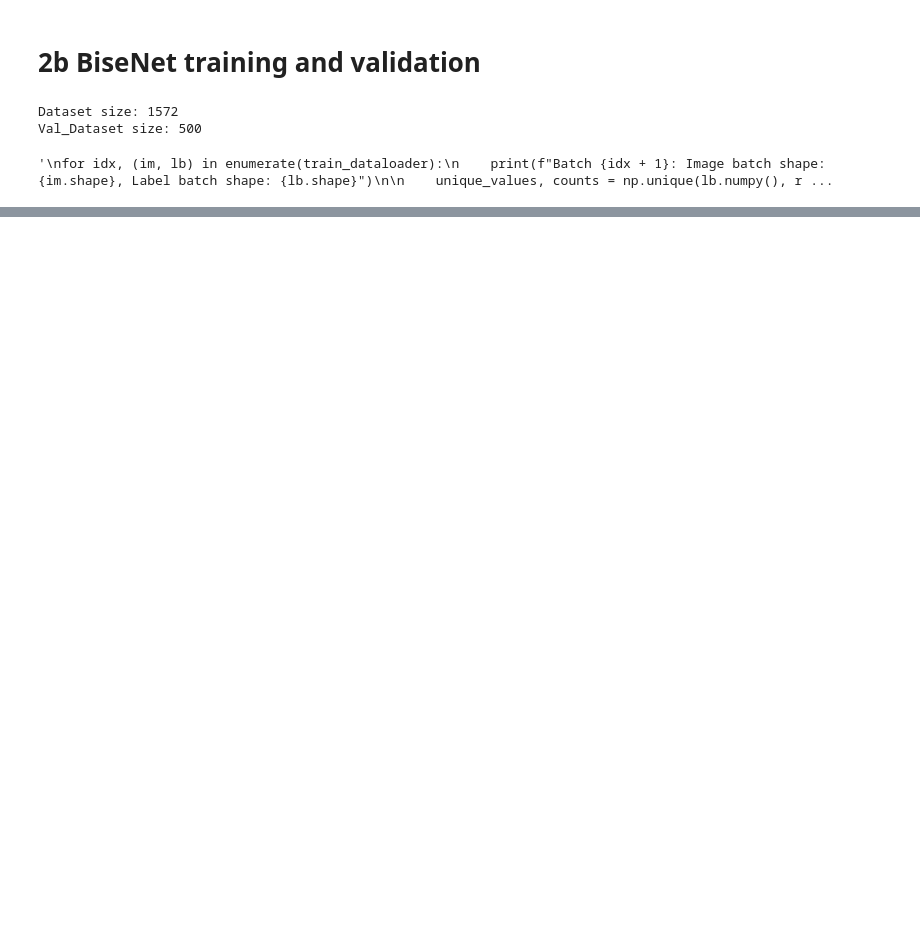
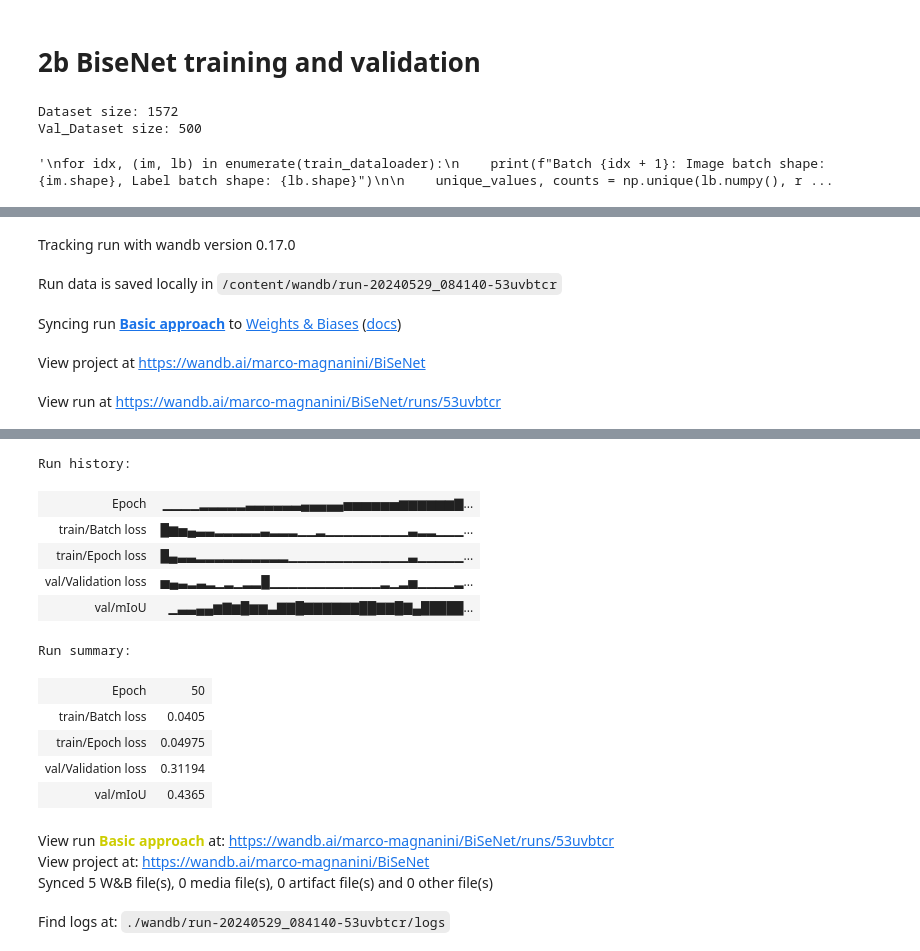
Before and after one commit to marcomag416/MLDL, a Jupyter notebook: bisenet_2b_colab_version.ipynb, the cells around one changed output, grey strips where cells are left out. Cells and saved outputs as stored; diff of their text form; code cells hidden in the pictures; blank space fills up the shorter version.

Commit message:
Latest version with training metric collection

```diff
--- a/bisenet_2b_colab_version.ipynb
+++ b/bisenet_2b_colab_version.ipynb
@@ -274,26 +282,30 @@ os.environ['TORCH_USE_CUDA_DSA'] = "1"
 context_path = 'resnet18'
 
 #save hyperparameters
-wandb.init(project="BiSeNet")
-config = wandb.config
-config.learning_rate = 2.5e-2
-config.max_epochs = 50
-config.batch_size = 16
-config.weight_decay = 1e-4
-config.dataset = "Cityscapes"
-config.scheduler = "Poloynomial"
-config.polyPower = 0.9
+config = {
+    "learning_rate": 1e-3,
+    "max_epochs": 50,
+    "batch_size": 16,
+    "weight_decay": "None",
+    "dataset": "Cityscapes",
+    "scheduler": "None",
+    "optimizer": "Adam",
+    "polyPower": "None",
+    "momentum": "None"
+}
+
 
 # create dataloaders
-train_dataloader = DataLoader(dataset, batch_size=config.batch_size, shuffle=True)
-val_dataloader = DataLoader(val_dataset, batch_size=config.batch_size, shuffle=False)
+train_dataloader = DataLoader(dataset, batch_size=config["batch_size"], shuffle=True)
+val_dataloader = DataLoader(val_dataset, batch_size=config["batch_size"], shuffle=False)
 
 # Initialize the model
 model = BiSeNet(num_classes=19, context_path=context_path).to(device)
 
 loss_fn = nn.CrossEntropyLoss(ignore_index=255)
-optimizer = torch.optim.Adam(model.parameters(), lr=config.learning_rate, weight_decay=config.weight_decay)
-scheduler = PolynomialLR(optimizer, total_iters=config.max_epochs, power=config.polyPower)
+optimizer = torch.optim.Adam(model.parameters(), lr=config["learning_rate"])
+#scheduler = PolynomialLR(optimizer, total_iters=config["max_epochs"], power=config["polyPower"])
+scheduler = None
 
 # Set the manual seeds
 torch.manual_seed(42)
@@ -315,13 +316,21 @@ Downloading: "https://download.pytorch.org/models/resnet101-63fe2227.pth" to /ro
 # %%
 from timeit import default_timer as timer
+
+#start wandb run
+wandb.init(project="BiSeNet", name="Basic approach", config=config)
+
 start_time = timer()
 
 # Setup training and save the results
-for epoch in range(config.max_epochs):
-    wandb.log({"Epoch": epoch+1, "train/Learning rate": scheduler.get_last_lr()})
+for epoch in range(config["max_epochs"]):
+    wandb.log({"Epoch": epoch+1})
     train(model, optimizer, train_dataloader, loss_fn)
     avg_loss, miou = eval(model, val_dataloader, loss_fn, device=device)
-    scheduler.step()
+    if scheduler != None:
+      scheduler.step()
+    #save model state every 5 epochs
+    if(epoch % 5 == 0 and epoch!= 0):
+      torch.save(model.state_dict(), f"./drive/MyDrive/Colab Notebooks/model_weights/bisenet/bisenet_Adam_epoch{epoch}.pth")
     print(f"Loss: {avg_loss}, mIoU: {miou*100:.2f}%")
 
 # End the timer and print out how long it took
@@ -348,0 +342,5 @@ Loss: 0.5921868071556091, mIoU: 26.02%
+Tracking run with wandb version 0.17.0
+Run data is saved locally in /content/wandb/run-20240529_084140-53uvbtcr
+Syncing run Basic approach to Weights & Biases (docs)
+View project at https://wandb.ai/marco-magnanini/BiSeNet
+View run at https://wandb.ai/marco-magnanini/BiSeNet/runs/53uvbtcr
@@ -348,0 +364,16 @@ Loss: 0.5921868071556091, mIoU: 26.02%
+Run history:
+| Epoch | ▁▁▁▁▂▂▂▂▂▃▃▃▃▃▃▄▄▄▄▄▅▅▅▅▅▅▆▆▆▆▆▆▇... |
+| train/Batch loss | █▆▅▄▃▃▂▂▂▂▂▃▂▂▂▁▁▂▁▁▁▁▁▁▁▁▁▃▂▂▁▁▁... |
+| train/Epoch loss | █▄▃▃▂▂▂▂▂▂▂▂▂▂▁▁▁▁▁▁▁▁▁▁▁▁▁▃▁▁▁▁▁... |
+| val/Validation loss | ▅▄▃▂▃▂▁▂▁▂▂█▁▁▁▁▁▁▁▁▁▁▁▁▂▁▂▅▁▁▁▁▂... |
+| val/mIoU | ▁▃▃▄▄▆▇▆█▆▆▃▇▇█▇▇▇▇▇▇██▇▇█▇▄█████... |
+Run summary:
+| Epoch | 50 |
+| train/Batch loss | 0.0405 |
+| train/Epoch loss | 0.04975 |
+| val/Validation loss | 0.31194 |
+| val/mIoU | 0.4365 |
+View run Basic approach at: https://wandb.ai/marco-magnanini/BiSeNet/runs/53uvbtcr
+View project at: https://wandb.ai/marco-magnanini/BiSeNet
+Synced 5 W&B file(s), 0 media file(s), 0 artifact file(s) and 0 other file(s)
+Find logs at: ./wandb/run-20240529_084140-53uvbtcr/logs
```
Also changed, not shown: parts of 4 cells of this notebook.
